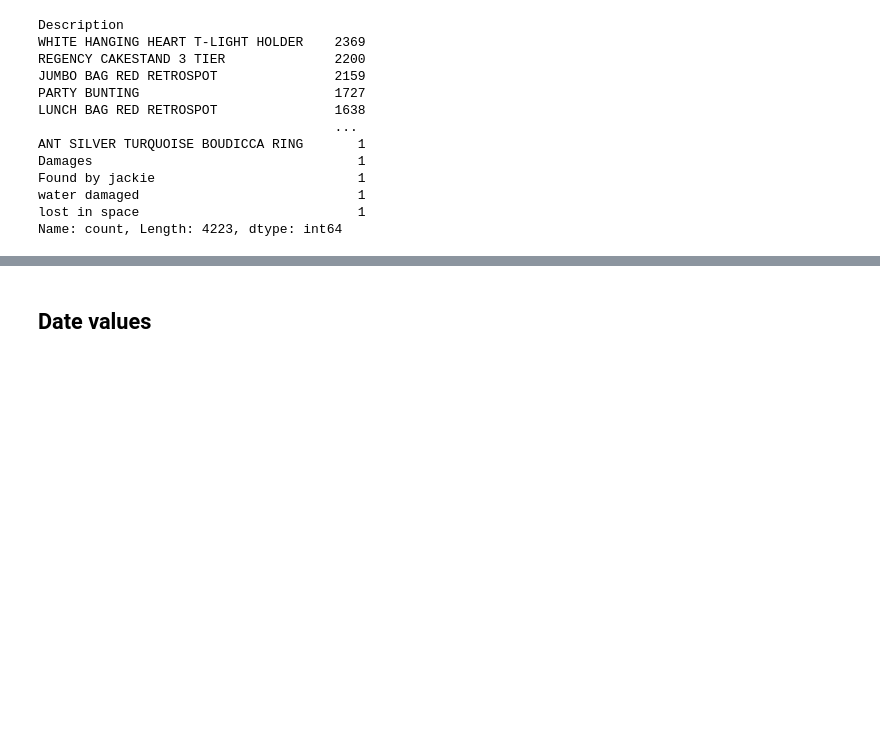
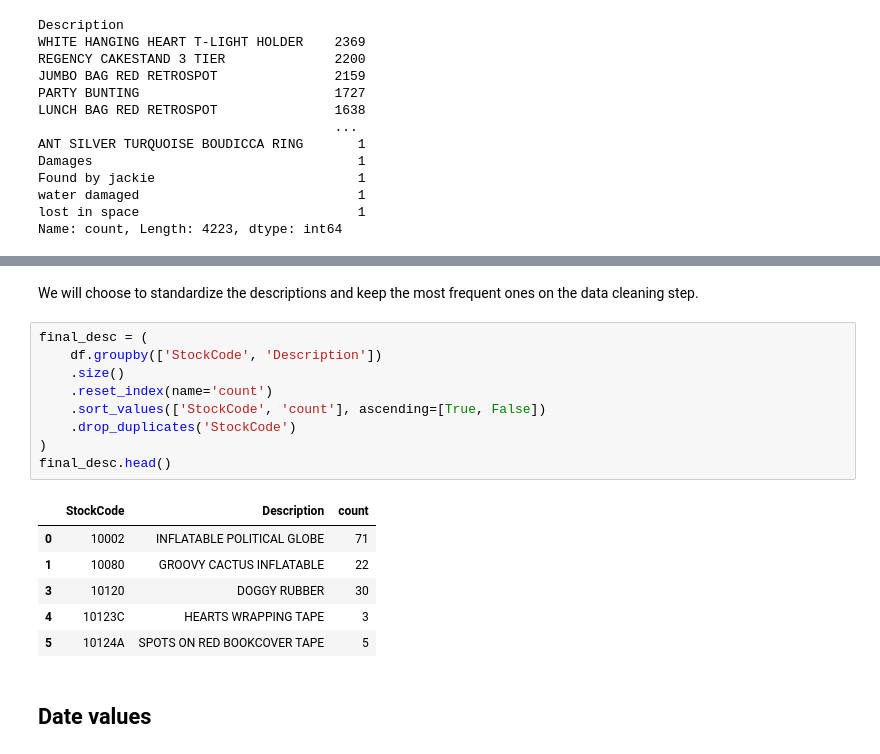
Before and after one commit to sch-paulo/ecommerce-analytics-pipeline, a Jupyter notebook: notebooks/01_data_exploration.ipynb, the cells around one changed output, grey strips where cells are left out. Drawn from its saved outputs; the diff is of its cells as text; blank space fills up the shorter version.

```diff
--- a/notebooks/01_data_exploration.ipynb
+++ b/notebooks/01_data_exploration.ipynb
@@ -172,3 +204,21 @@ Name: count, Length: 4223, dtype: int64
+# %% [markdown]
+We will choose to standardize the descriptions and keep the most frequent ones on the data cleaning step.
+# %%
+final_desc = (
+    df.groupby(['StockCode', 'Description'])
+    .size()
+    .reset_index(name='count')
+    .sort_values(['StockCode', 'count'], ascending=[True, False])
+    .drop_duplicates('StockCode')
+)
+final_desc.head()
+# %% [output]
+|  | StockCode | Description | count |
+| 0 | 10002 | INFLATABLE POLITICAL GLOBE | 71 |
+| 1 | 10080 | GROOVY CACTUS INFLATABLE | 22 |
+| 3 | 10120 | DOGGY RUBBER | 30 |
+| 4 | 10123C | HEARTS WRAPPING TAPE | 3 |
+| 5 | 10124A | SPOTS ON RED BOOKCOVER TAPE | 5 |
 # %% [markdown]
 ## Date values
 # %%
```
Also changed, not shown: parts of 16 cells of this notebook, 4 other files.
